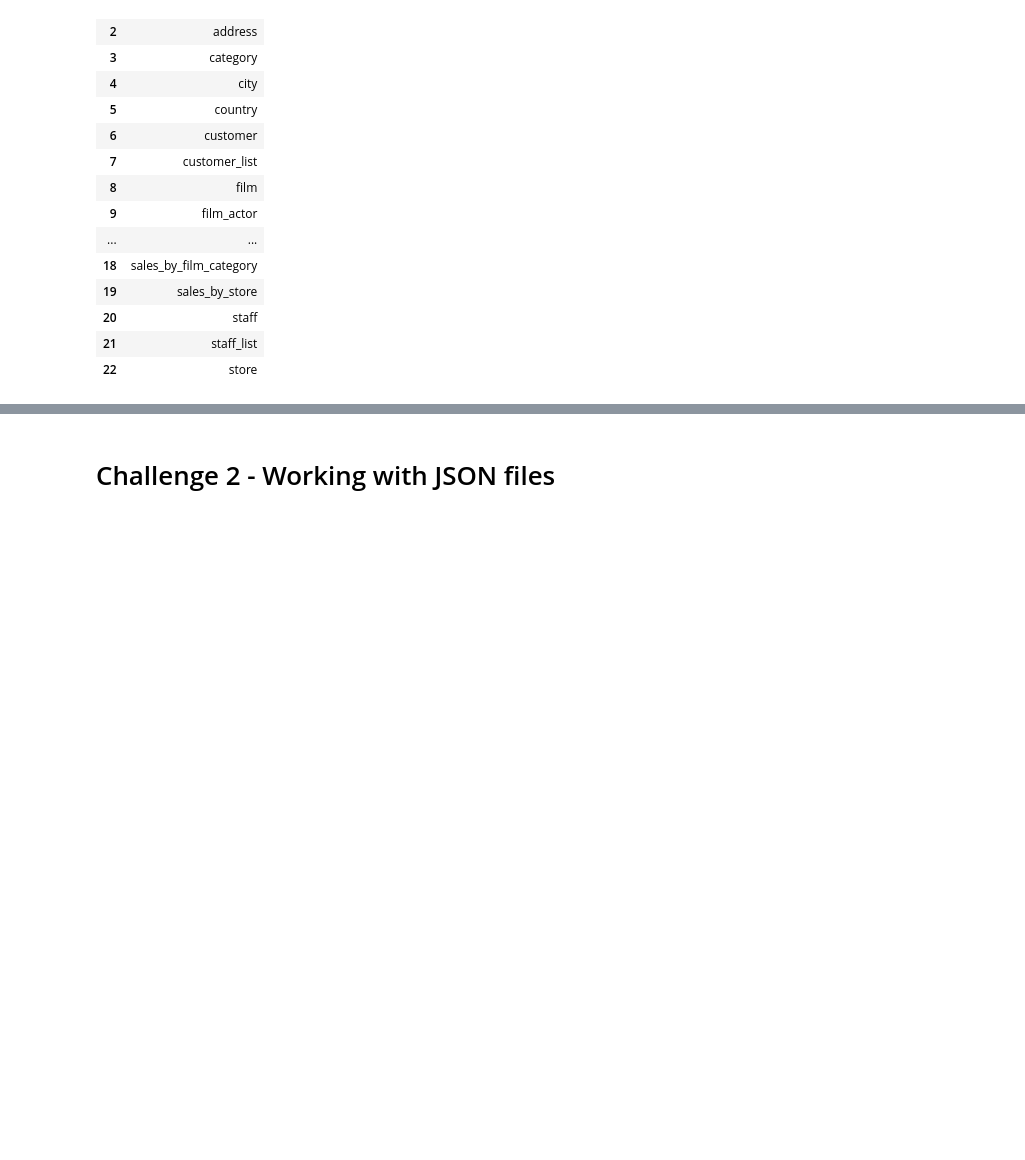
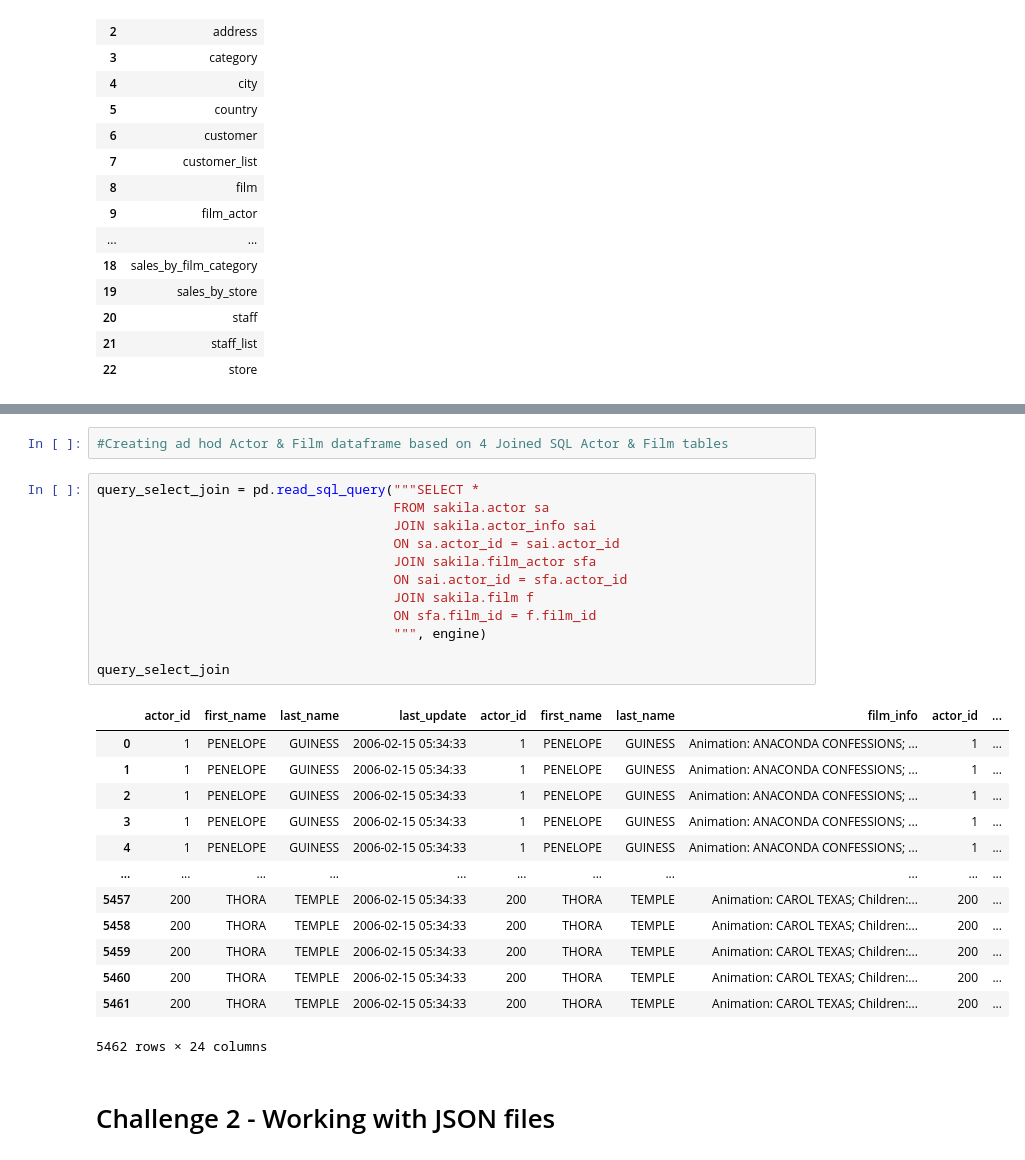
Before and after one commit to Binardino/IronHack-Data-Analysis-Module-1-Python, a Jupyter notebook: Pandas - Import&Export/your-code/Import&Export - Challenge.ipynb, the cells around one changed output, grey strips where cells are left out. Saved outputs shown, nothing was run; the diff lists cells and outputs as text; blank space fills up the shorter version.

```diff
--- a/Pandas - Import&Export/your-code/Import&Export - Challenge.ipynb
+++ b/Pandas - Import&Export/your-code/Import&Export - Challenge.ipynb
@@ -52,3 +124,31 @@ sakila_show
+# %%
+#Creating ad hod Actor & Film dataframe based on 4 Joined SQL Actor & Film tables
+# %%
+query_select_join = pd.read_sql_query("""SELECT *
+                                      FROM sakila.actor sa
+                                      JOIN sakila.actor_info sai
+                                      ON sa.actor_id = sai.actor_id
+                                      JOIN sakila.film_actor sfa
+                                      ON sai.actor_id = sfa.actor_id
+                                      JOIN sakila.film f
+                                      ON sfa.film_id = f.film_id
+                                      """, engine)
+
+query_select_join
+# %% [output]
+|  | actor_id | first_name | last_name | last_update | actor_id | first_name | last_name | film_info | actor_id | ... |
+| 0 | 1 | PENELOPE | GUINESS | 2006-02-15 05:34:33 | 1 | PENELOPE | GUINESS | Animation: ANACONDA CONFESSIONS; ... | 1 | ... |
+| 1 | 1 | PENELOPE | GUINESS | 2006-02-15 05:34:33 | 1 | PENELOPE | GUINESS | Animation: ANACONDA CONFESSIONS; ... | 1 | ... |
+| 2 | 1 | PENELOPE | GUINESS | 2006-02-15 05:34:33 | 1 | PENELOPE | GUINESS | Animation: ANACONDA CONFESSIONS; ... | 1 | ... |
+| 3 | 1 | PENELOPE | GUINESS | 2006-02-15 05:34:33 | 1 | PENELOPE | GUINESS | Animation: ANACONDA CONFESSIONS; ... | 1 | ... |
+| 4 | 1 | PENELOPE | GUINESS | 2006-02-15 05:34:33 | 1 | PENELOPE | GUINESS | Animation: ANACONDA CONFESSIONS; ... | 1 | ... |
+| ... | ... | ... | ... | ... | ... | ... | ... | ... | ... | ... |
+| 5457 | 200 | THORA | TEMPLE | 2006-02-15 05:34:33 | 200 | THORA | TEMPLE | Animation: CAROL TEXAS; Children:... | 200 | ... |
+| 5458 | 200 | THORA | TEMPLE | 2006-02-15 05:34:33 | 200 | THORA | TEMPLE | Animation: CAROL TEXAS; Children:... | 200 | ... |
+| 5459 | 200 | THORA | TEMPLE | 2006-02-15 05:34:33 | 200 | THORA | TEMPLE | Animation: CAROL TEXAS; Children:... | 200 | ... |
+| 5460 | 200 | THORA | TEMPLE | 2006-02-15 05:34:33 | 200 | THORA | TEMPLE | Animation: CAROL TEXAS; Children:... | 200 | ... |
+| 5461 | 200 | THORA | TEMPLE | 2006-02-15 05:34:33 | 200 | THORA | TEMPLE | Animation: CAROL TEXAS; Children:... | 200 | ... |
+5462 rows × 24 columns
 # %% [markdown]
 # Challenge 2 - Working with JSON files
 # %% [markdown]
```
Also changed, not shown: parts of 22 cells of this notebook, 2 other files.
